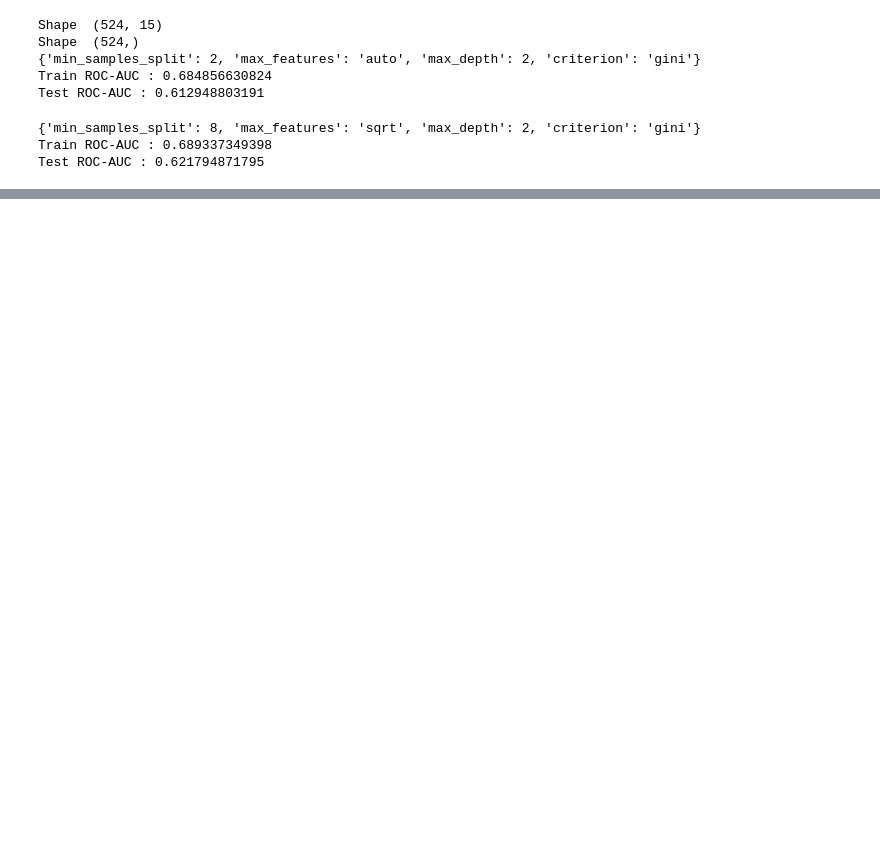
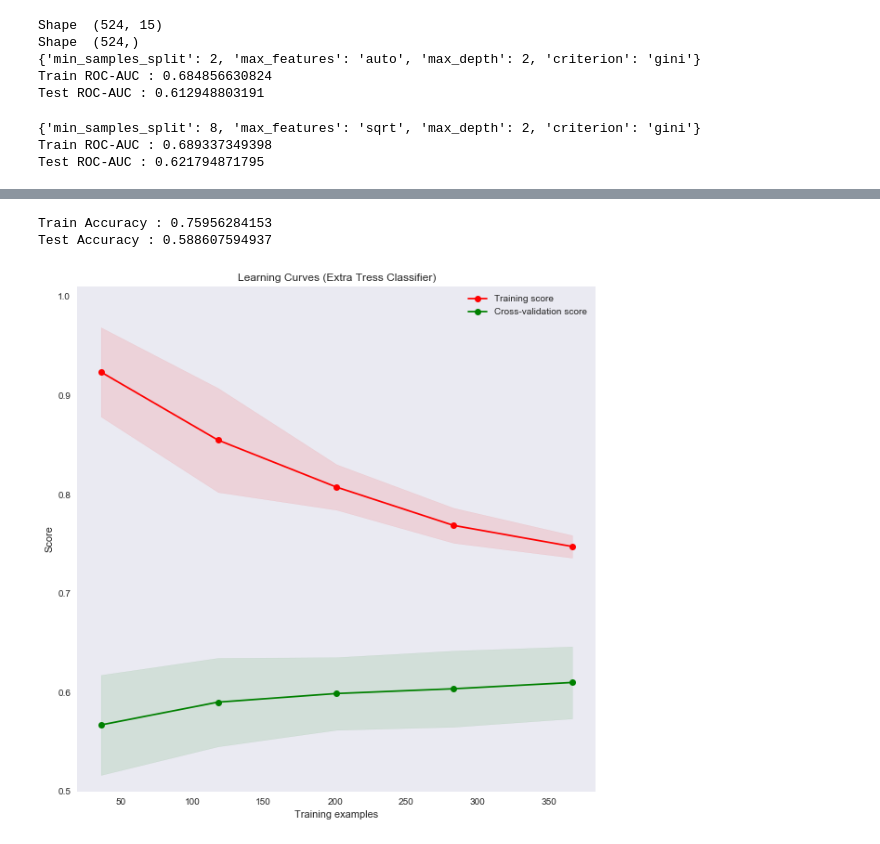
Before and after one commit to anilkumarpanda/imp_sales_forecast, a Jupyter notebook: Modelling Techniques - Total Sales Classifier.ipynb, the cells around one changed output, grey strips where cells are left out. Drawn from its saved outputs; the diff is of its cells as text; code cells hidden in the pictures; blank space fills up the shorter version.

```diff
--- a/Modelling Techniques - Total Sales Classifier.ipynb
+++ b/Modelling Techniques - Total Sales Classifier.ipynb
@@ -1093,0 +1130,8 @@ Feature ranking:
+# %%
+print("Train Accuracy :",accuracy_score(y_train, predictions_train))
+# estimate accuracy on validation dataset
+predictions = et_clf.predict(X_test)
+print("Test Accuracy :",accuracy_score(y_test, predictions))
+# %% [output]
+Train Accuracy : 0.75956284153
+Test Accuracy : 0.588607594937
@@ -1093,0 +1223,10 @@ Feature ranking:
+# %%
+title = "Learning Curves (Extra Tress Classifier)"
+# Cross validation with 100 iterations to get smoother mean test and train
+# score curves, each time with 20% data randomly selected as a validation set.
+cv = ShuffleSplit(n_splits=50,test_size=0.3, random_state=0)
+estimator = et_clf
+plot_learning_curve(estimator, title, X, y, ylim=(0.5, 1.01), cv=cv, n_jobs=4)
+plt.show()
+# %% [output]
+[figure, added]
```
Also changed, not shown: parts of 23 cells of this notebook, 14 other files.
